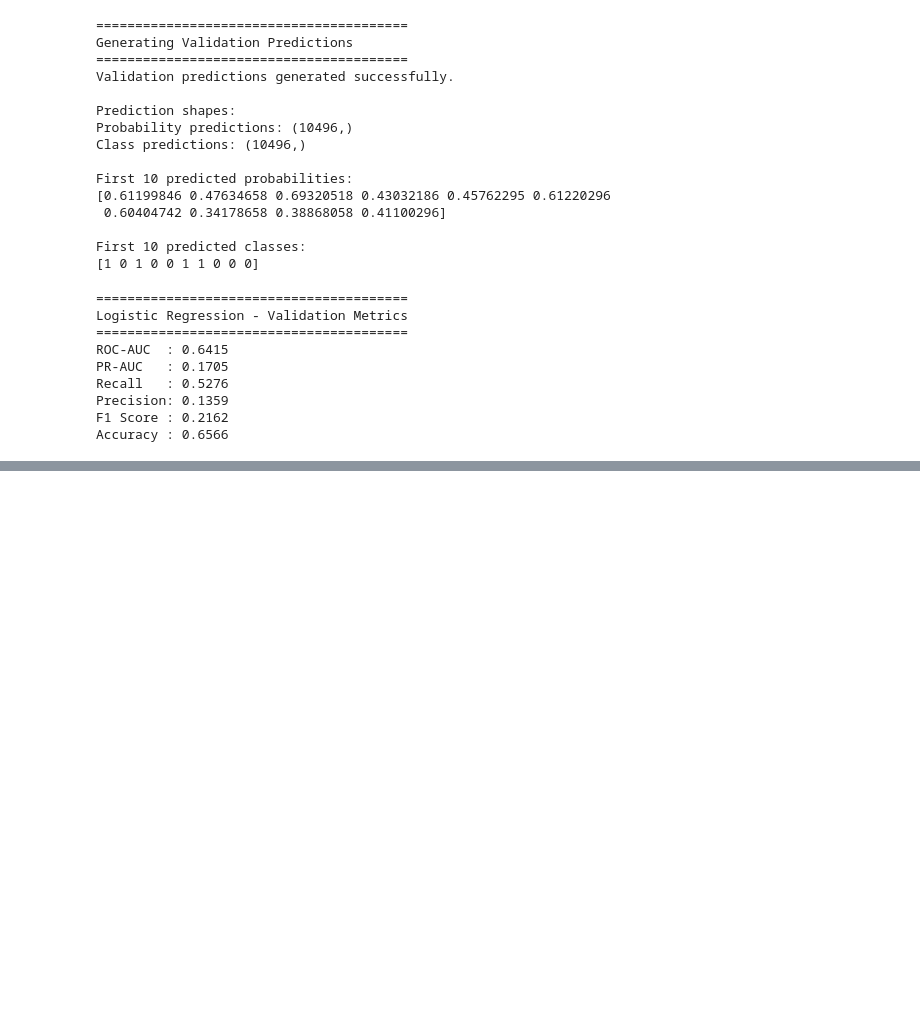
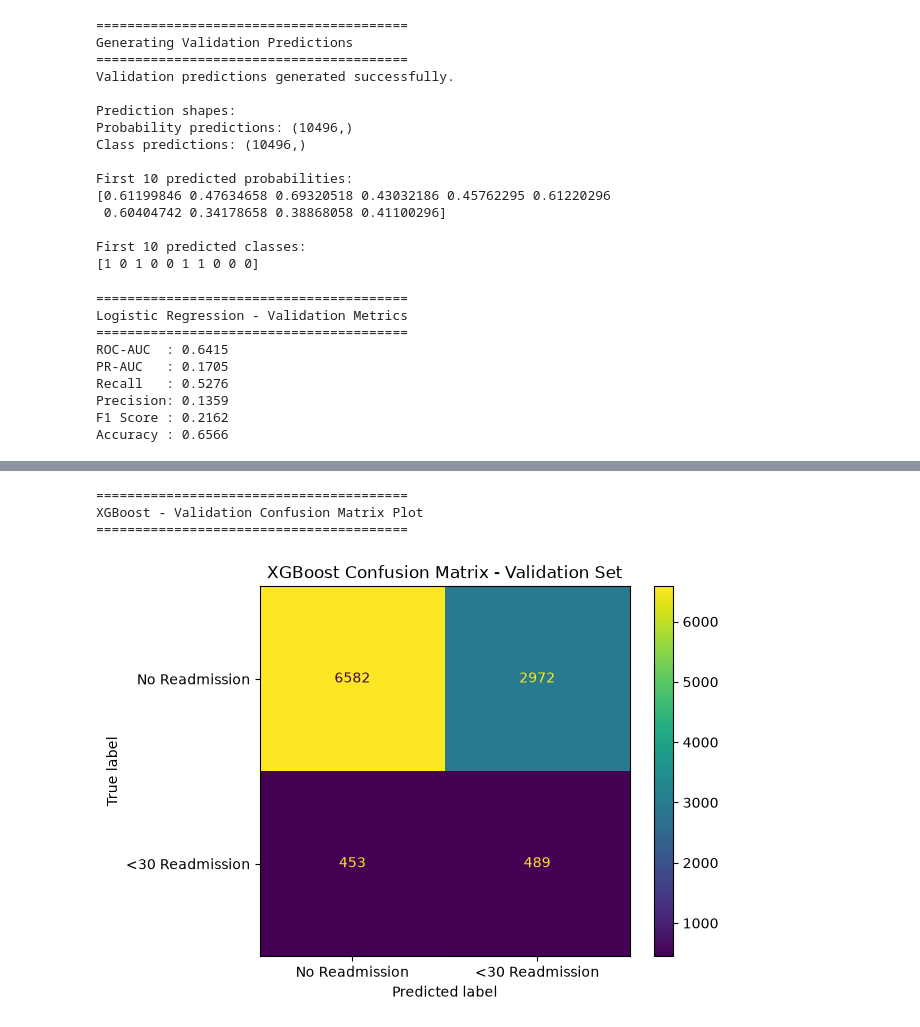
Before and after one commit to mithun6gowda/hospital-readmission-prediction, a Jupyter notebook: model_development_and_tracking.ipynb, the cells around one changed output, grey strips where cells are left out. Saved outputs shown, nothing was run; the diff lists cells and outputs as text; code cells hidden in the pictures; blank space fills up the shorter version.

```diff
--- a/model_development_and_tracking.ipynb
+++ b/model_development_and_tracking.ipynb
@@ -271,0 +333,8 @@ Accuracy : 0.6566
+# %%
+print("========================================")
+print("Training XGBoost Advanced Model")
+print("========================================")
+
+xgb_model.fit(X_train, y_train)
+
+print("XGBoost model training completed successfully.")
@@ -271,0 +464,19 @@ Accuracy : 0.6566
+# %%
+from sklearn.metrics import confusion_matrix
+
+cm = confusion_matrix(y_val, xgb_val_pred)
+
+print("========================================")
+print("XGBoost - Validation Confusion Matrix")
+print("========================================")
+
+print(cm)
+
+tn, fp, fn, tp = cm.ravel()
+
+print("\nTN:", tn)
+print("FP:", fp)
+print("FN:", fn)
+print("TP:", tp)
+
+print("\nTotal:", tn + fp + fn + tp)
@@ -271,0 +528,20 @@ Accuracy : 0.6566
+# %%
+from sklearn.metrics import ConfusionMatrixDisplay
+import matplotlib.pyplot as plt
+
+print("========================================")
+print("XGBoost - Validation Confusion Matrix Plot")
+print("========================================")
+
+ConfusionMatrixDisplay(
+    confusion_matrix=cm,
+    display_labels=["No Readmission", "<30 Readmission"]
+).plot()
+
+plt.title("XGBoost Confusion Matrix - Validation Set")
+plt.show()
+# %% [output]
+========================================
+XGBoost - Validation Confusion Matrix Plot
+========================================
+[figure, added]
```
Also changed, not shown: parts of 15 cells of this notebook.
